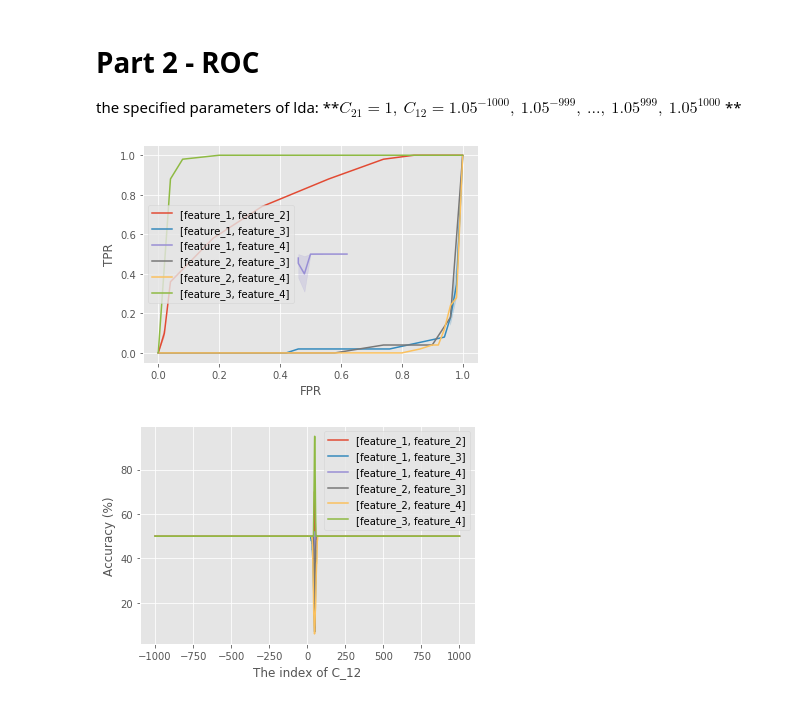
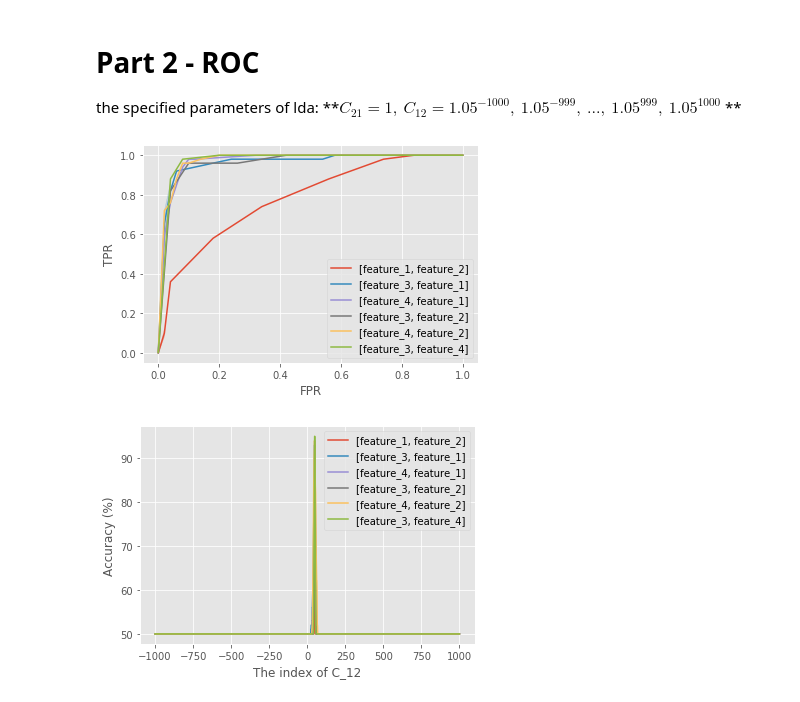
Before and after one commit to darkfanxing/artifical-intelligence-homework, a Jupyter notebook: homework-2/106300124_HW2.ipynb, the cells around one changed output. Drawn from its saved outputs; the diff is of its cells as text; code cells hidden in the pictures.

Commit message:
Modify the positive and negative of feature crosses

```diff
--- a/homework-2/106300124_HW2.ipynb
+++ b/homework-2/106300124_HW2.ipynb
@@ -190,49 +190,60 @@ the specified parameters of lda: **$C_{21} = 1,\ C_{12} = 1.05^{-1000},\ 1.05^{-
 # %%
 # the function include step 3, 4, 5
 def get_accuracy_and_tpr_fpr(x_train, x_test, y_test, c_12):
     # step 3: get TPR and FPR
     weight, bias = get_weight_and_bias_of_hyperplane(x_train, c_12=c_12)
 
     # step 4: cross validation
     accuracy_1, tpr_1, fpr_1 = predict(x_test, y_test, weight, bias)
     accuracy_2, tpr_2, fpr_2 = cross_validation(x_train, x_test, y_train, y_test, c_12=c_12)
 
     # step 5: take the averages of tpr and fpr
     average_tpr = (tpr_1 + tpr_2) / 2
     average_fpr = (fpr_1 + fpr_2) / 2
     average_accuracy = (accuracy_1 + accuracy_2) / 2
 
     return average_accuracy, average_tpr, average_fpr
 
 # step 7: plot six ROC curve on a same plane
 roc_curves = []
 accuracy_plots = []
-for feature_1 in range(4):
-    for feature_2 in range(feature_1, 4, 1):
-        if feature_1 == feature_2: continue
 
-        # step 1 data setting
-        positive_data, negative_data = set_positive_and_negative_data(iris_data, [feature_1, feature_2])
+# set [positive data, negative data]
+feature_crosses = [
+    [0, 1],
+    [2, 0],
+    [3, 0],
+    [2, 1],
+    [3, 1],
+    [2, 3]
+]
 
-        # step 2: split the data in training data and test data
-        x_train, x_test, y_train, y_test = get_training_and_test_data(positive_data, negative_data)
+for feature_cross_index in range(len(feature_crosses)):
+    feature_cross = feature_crosses[feature_cross_index]
+    feature_1, feature_2 = feature_cross[0], feature_cross[1]
 
-        # step 6: plot the ROC curve
-        tprs = []
-        fprs = []
-        accuracys = []
-        for index in range(-1000, 1000 + 1, 1):
-            c_12 = 1.05 ** index
+    # step 1 data setting
+    positive_data, negative_data = set_positive_and_negative_data(iris_data, [feature_1, feature_2])
 
-            accuracy, tpr, fpr = get_accuracy_and_tpr_fpr(x_train, x_test, y_test, c_12=c_12)
-            accuracys.append(accuracy)
-            tprs.append(tpr)
-            fprs.append(fpr)
+    # step 2: split the data in training data and test data
+    x_train, x_test, y_train, y_test = get_training_and_test_data(positive_data, negative_data)
 
-        accuracy_plots.append(accuracys)
-        sns.lineplot(x=fprs, y=tprs, label='[feature_{}, feature_{}]'.format(feature_1 + 1, feature_2 + 1)).set(xlabel='FPR', ylabel='TPR')
+    # step 6: plot the ROC curve
+    tprs = []
+    fprs = []
+    accuracys = []
+    for index in range(-1000, 1000 + 1, 1):
+        c_12 = 1.05 ** index
+
+        accuracy, tpr, fpr = get_accuracy_and_tpr_fpr(x_train, x_test, y_test, c_12=c_12)
+        accuracys.append(accuracy)
+        tprs.append(tpr)
+        fprs.append(fpr)
+
+    accuracy_plots.append(accuracys)
+    sns.lineplot(x=fprs, y=tprs, label='[feature_{}, feature_{}]'.format(feature_1 + 1, feature_2 + 1)).set(xlabel='FPR', ylabel='TPR')
 # %% [output]
-[figure, old version]
+[figure, new version]
 # %%
 # discussion: What is the relationship between AUC and performance of different feature crosses?
 
@@ -242,13 +253,10 @@ for index in range(-1000, 1000 + 1, 1):
 
 c_12_indices = np.array(c_12_indices)
 
-feature_crosses_count = 0
-for feature_1 in range(4):
-    for feature_2 in range(feature_1, 4, 1):
-        if feature_1 == feature_2: continue
+for feature_cross_index in range(len(feature_crosses)):
+    feature_cross = feature_crosses[feature_cross_index]
+    feature_1, feature_2 = feature_cross[0], feature_cross[1]
 
-        sns.lineplot(x=c_12_indices, y=accuracy_plots[feature_crosses_count], label='[feature_{}, feature_{}]'.format(feature_1 + 1, feature_2 + 1)).set(xlabel='The index of C_12', ylabel='Accuracy (%)')
-
-        feature_crosses_count += 1
+    sns.lineplot(x=c_12_indices, y=accuracy_plots[feature_cross_index], label='[feature_{}, feature_{}]'.format(feature_1 + 1, feature_2 + 1)).set(xlabel='The index of C_12', ylabel='Accuracy (%)')
 # %% [output]
-[figure, old version]
+[figure, new version]
```
Also changed, not shown: parts of 1 cell of this notebook.
